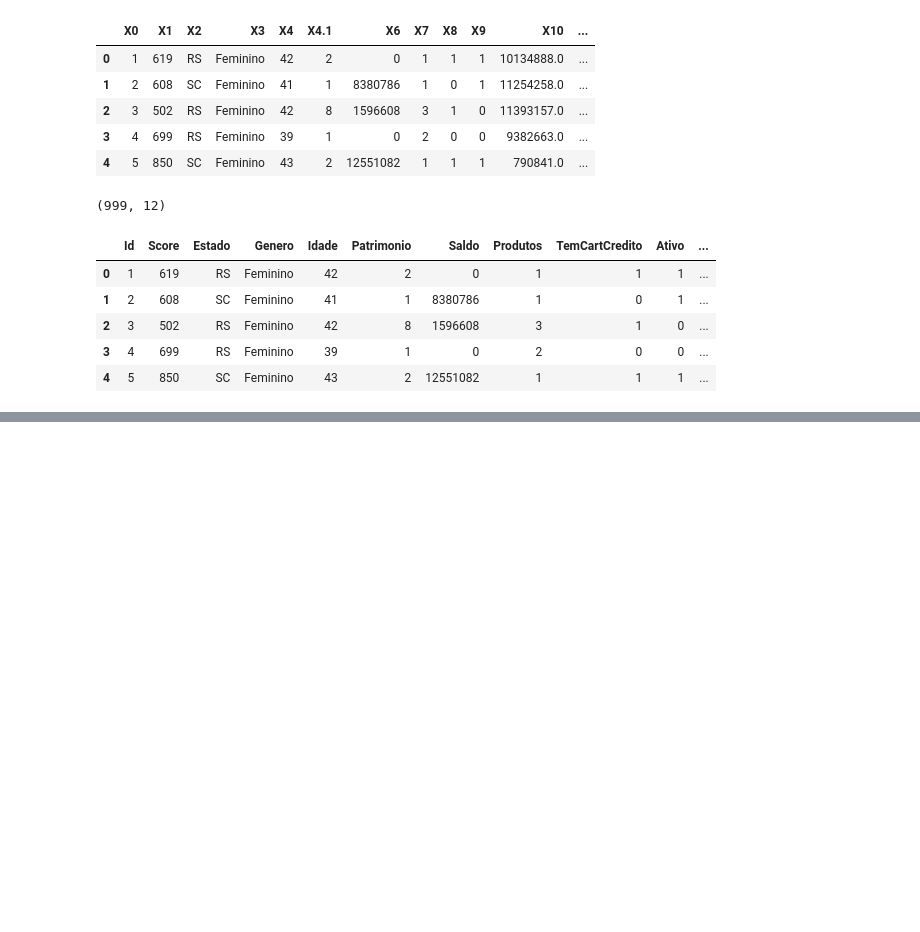
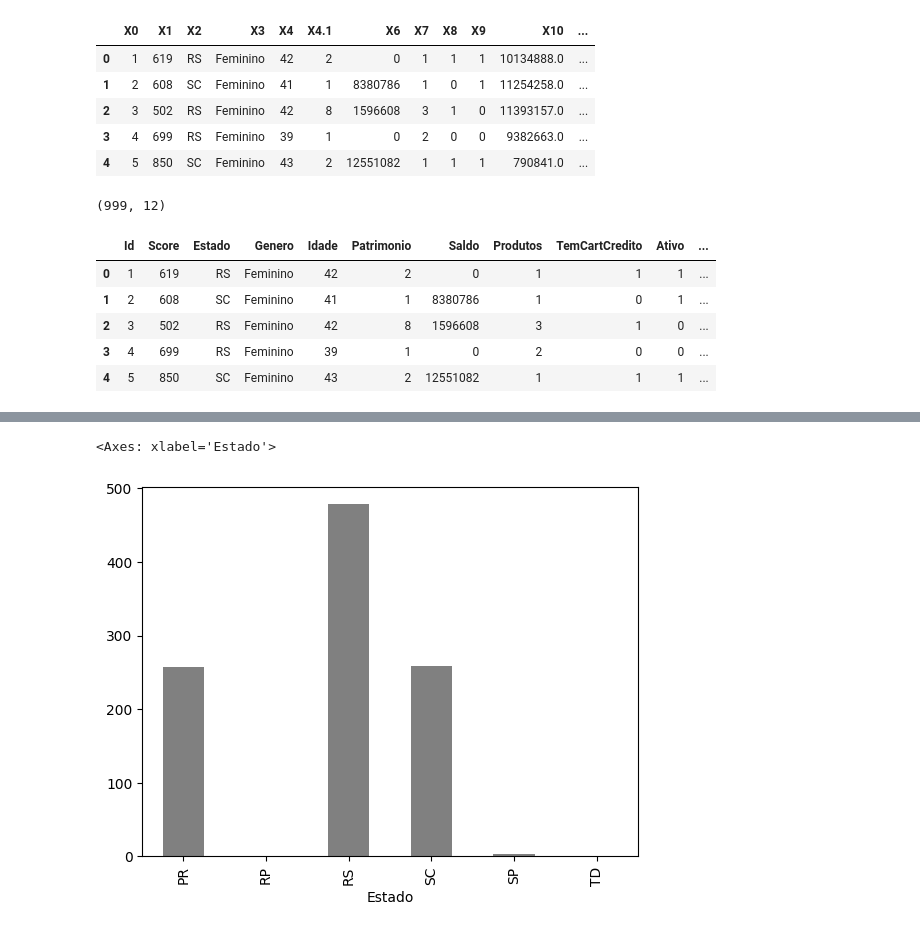
Before and after one commit to Rafaelse6/py-data-cleaning, a Jupyter notebook: data-cleaning/data-cleaning.ipynb, the cells around one changed output, grey strips where cells are left out. Saved outputs shown, nothing was run; the diff lists cells and outputs as text; code cells hidden in the pictures; blank space fills up the shorter version.

Commit message:
Exploratory data analysis

```diff
--- a/data-cleaning/data-cleaning.ipynb
+++ b/data-cleaning/data-cleaning.ipynb
@@ -32,3 +32,8 @@ dataset.head()
 | 2 | 3 | 502 | RS | Feminino | 42 | 8 | 1596608 | 3 | 1 | 0 | ... |
 | 3 | 4 | 699 | RS | Feminino | 39 | 1 | 0 | 2 | 0 | 0 | ... |
 | 4 | 5 | 850 | SC | Feminino | 43 | 2 | 12551082 | 1 | 1 | 1 | ... |
+# %%
+# exploring categoric data
+# state
+agrupado = dataset.groupby(['Estado']).size()
+agrupado
@@ -34,0 +49,5 @@ dataset.head()
+# %%
+agrupado.plot.bar(color='gray')
+# %% [output]
+<Axes: xlabel='Estado'>
+[figure, added]
```
Also changed, not shown: parts of 16 cells of this notebook.
